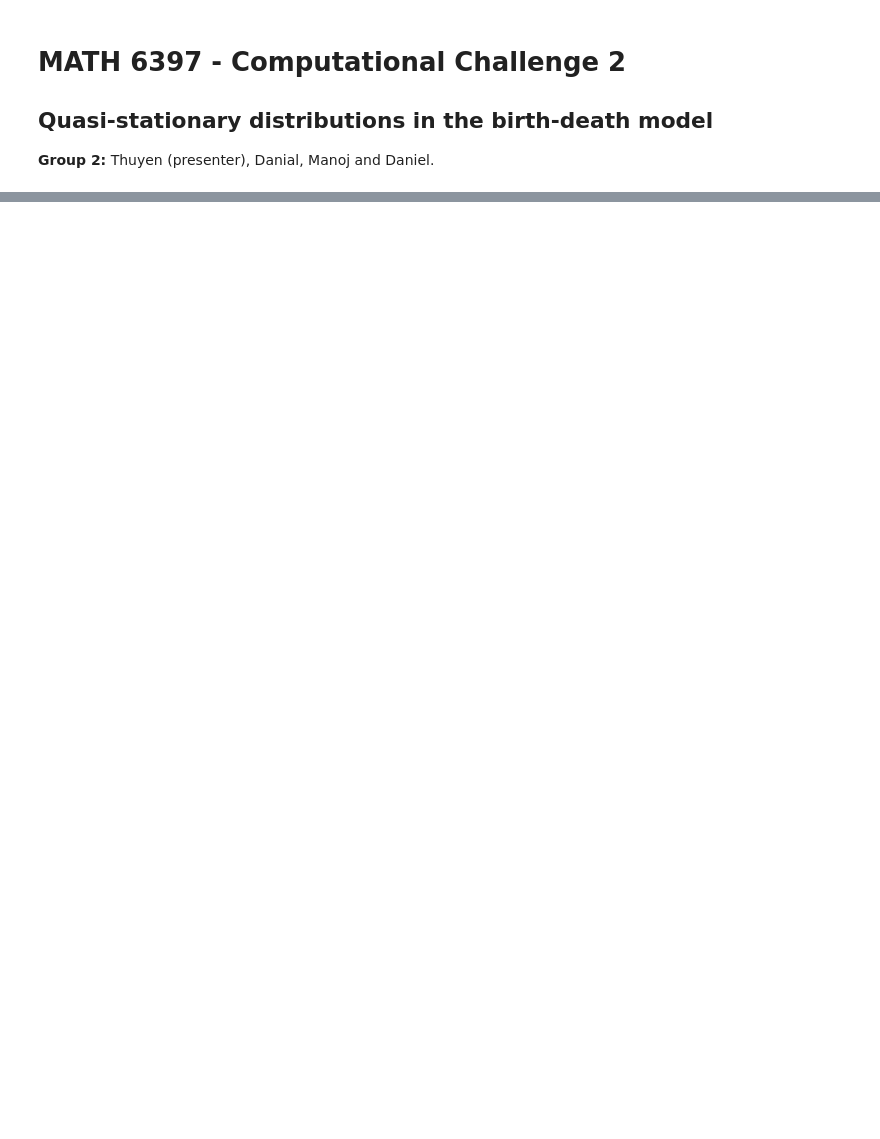
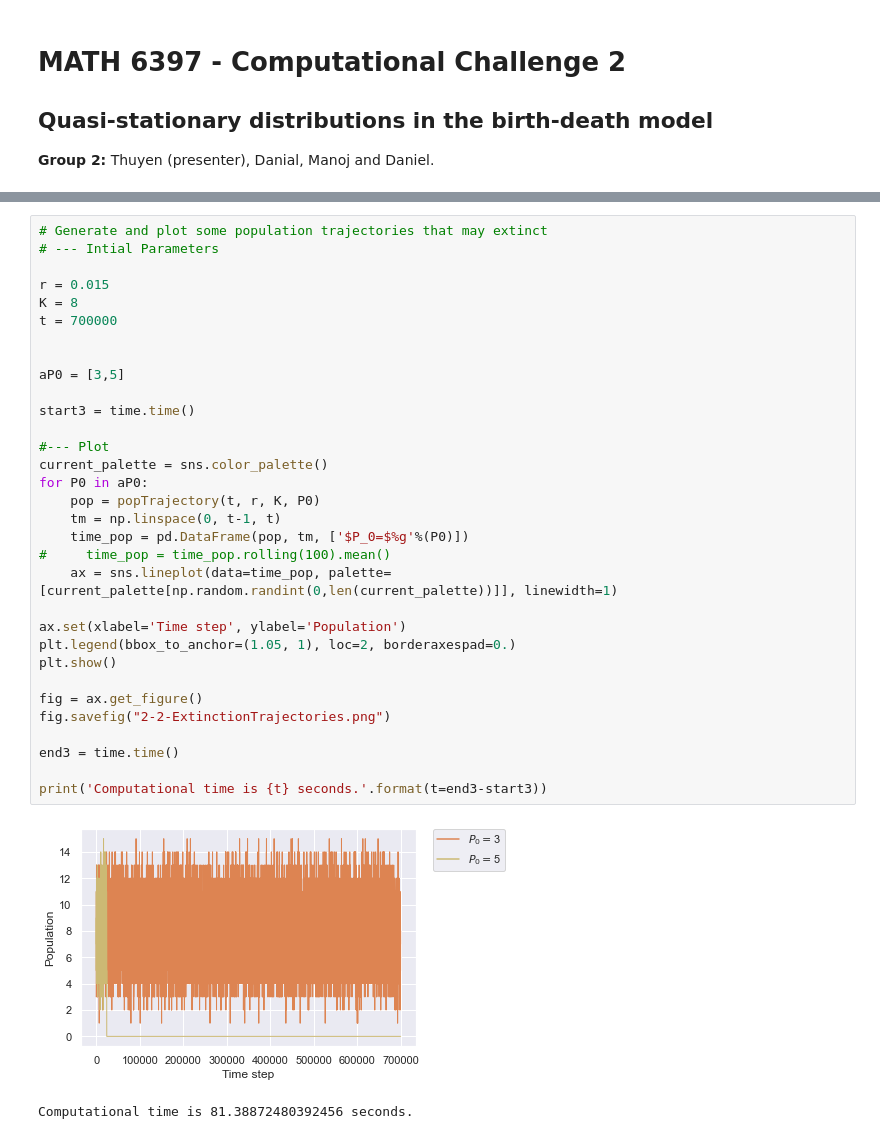
Before and after one commit to trienthuyendang/M6397-StochasticProcesses, a Jupyter notebook: Computational-challenges/CompChallenge2.ipynb, the cells around one changed output, grey strips where cells are left out. Drawn from its saved outputs; the diff is of its cells as text; blank space fills up the shorter version.

```diff
--- a/Computational-challenges/CompChallenge2.ipynb
+++ b/Computational-challenges/CompChallenge2.ipynb
@@ -166 +159,36 @@ Computational time is 42.92005276679993 seconds.
+# %%
+# Generate and plot some population trajectories that may extinct
+# --- Intial Parameters
+
+r = 0.015
+K = 8
+t = 700000
+
+
+aP0 = [3,5]
+
+start3 = time.time()
+
+#--- Plot
+current_palette = sns.color_palette()
+for P0 in aP0:
+    pop = popTrajectory(t, r, K, P0)
+    tm = np.linspace(0, t-1, t)
+    time_pop = pd.DataFrame(pop, tm, ['$P_0=$%g'%(P0)])
+#     time_pop = time_pop.rolling(100).mean()
+    ax = sns.lineplot(data=time_pop, palette=[current_palette[np.random.randint(0,len(current_palette))]], linewidth=1)
+
+ax.set(xlabel='Time step', ylabel='Population')
+plt.legend(bbox_to_anchor=(1.05, 1), loc=2, borderaxespad=0.)
+plt.show()
+
+fig = ax.get_figure()
+fig.savefig("2-2-ExtinctionTrajectories.png")
+
+end3 = time.time()
+
+print('Computational time is {t} seconds.'.format(t=end3-start3))
+# %% [output]
+[figure, added]
+Computational time is 81.38872480392456 seconds.
 # %%
```
Also changed, not shown: parts of 5 cells of this notebook.
